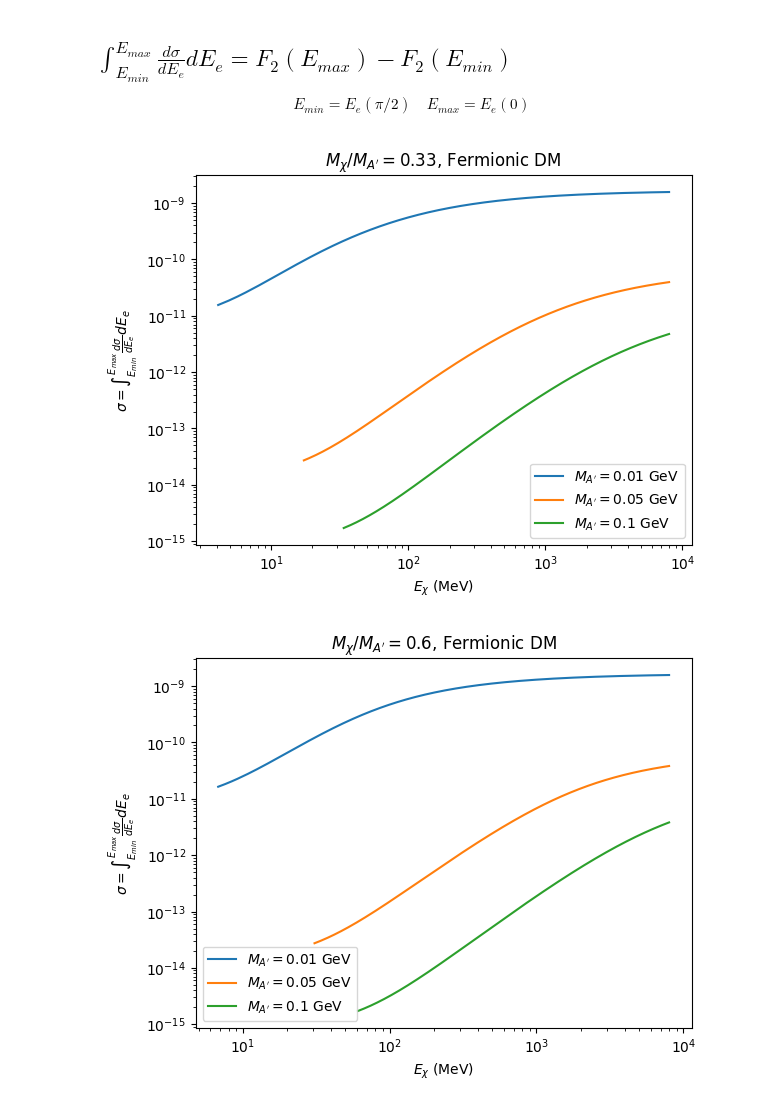
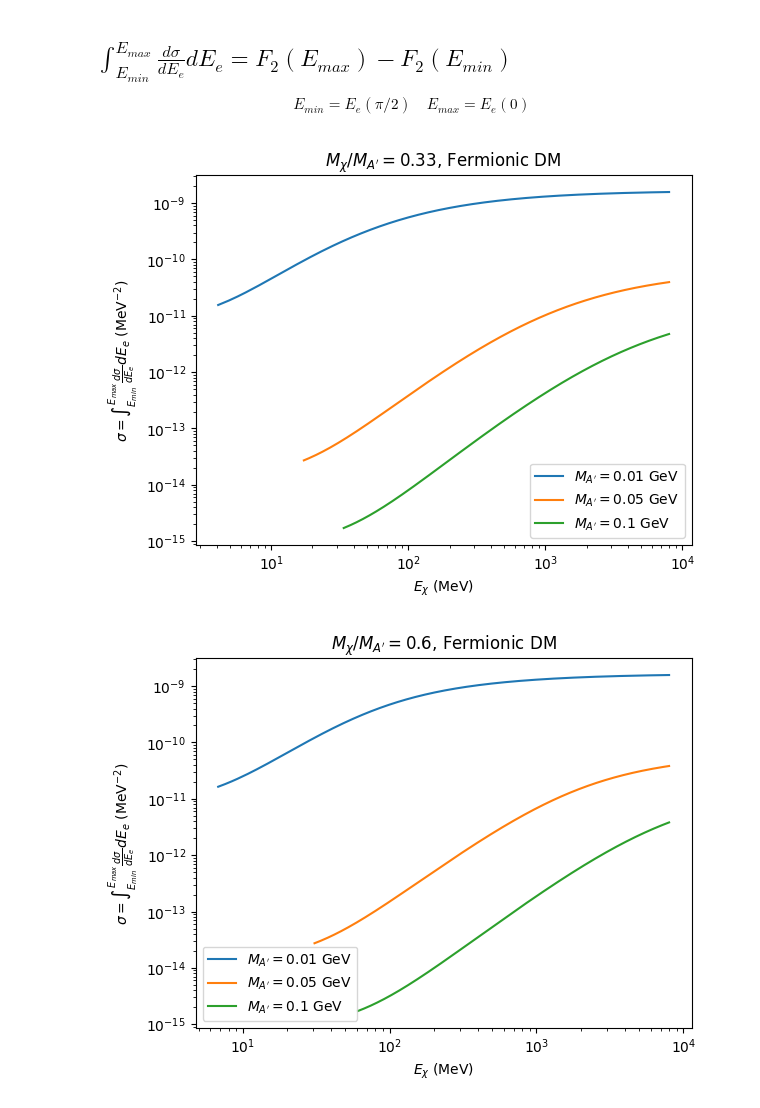
Before and after one commit to amh-137/DarkElectronScatter, a Jupyter notebook: notebooks/BdNMC_distributions.ipynb, the cells around one changed output. Saved outputs shown, nothing was run; the diff lists cells and outputs as text; code cells hidden in the pictures.

```diff
--- a/notebooks/BdNMC_distributions.ipynb
+++ b/notebooks/BdNMC_distributions.ipynb
@@ -113,30 +113,30 @@ $$ E_{min} = E_e(\pi/2) \quad E_{max} = E_e(0) $$
 # %%
 dts = [0.33, 0.6, 2.0]
 MAs = [0.01*1000, 0.05*1000, 0.1*1000] # MeV
 
 
 
 for dt in dts:
     fig = plt.figure()
     ax = fig.add_subplot(111)
     for ma in MAs:
 
         mchi = dt * ma
         EDM = np.linspace(mchi, 8000, 10000) # mchi to 8 GeV is typical for 0.33, eta, 0.05 MA
         E_e_min = Ee_theta(np.pi/2, EDM, mchi)
         E_e_max = Ee_theta(0, EDM, mchi)
 
         ans = sigma_fermionic(E_e_max, EDM, mchi, ma) - sigma_fermionic(E_e_min, EDM, mchi, ma)
         #print(E_e_min[-1], E_e_max[-1], ans)
         ax.plot(EDM, ans, label=r"$M_{A'}=$"+f'{ma/1000} GeV')
         #ax.vlines(mchi, 10e-9, 10e-15, colors="k", linestyles='dashed')
         #ax.vlines(ma, 10e-9, 10e-13, colors="r", linestyles='dashed')
 
-    ax.set(xlabel=r'$E_\chi$ (MeV)', ylabel=r'$\sigma=\int_{E_{min}}^{E_{max}} \frac{d \sigma} {d E_e} dE_e$', title=r"$M_\chi / M_{A'}=$"+f'{dt}, Fermionic DM')
+    ax.set(xlabel=r'$E_\chi$ (MeV)', ylabel=r'$\sigma=\int_{E_{min}}^{E_{max}} \frac{d \sigma} {d E_e} dE_e$ (MeV$^{-2})$', title=r"$M_\chi / M_{A'}=$"+f'{dt}, Fermionic DM')
     ax.legend()
     ax.loglog()
-    #plt.savefig(f"sigma_fermionic_dt_{dt}.png")
+    plt.savefig(f"../plots/distributions/sigma_fermionic_dt_{dt}.png")
     plt.show()
 # %% [output]
-[figure, old version]
+[figure, new version]
-[figure, old version]
+[figure, new version]
```
Also changed, not shown: parts of 5 cells of this notebook.
